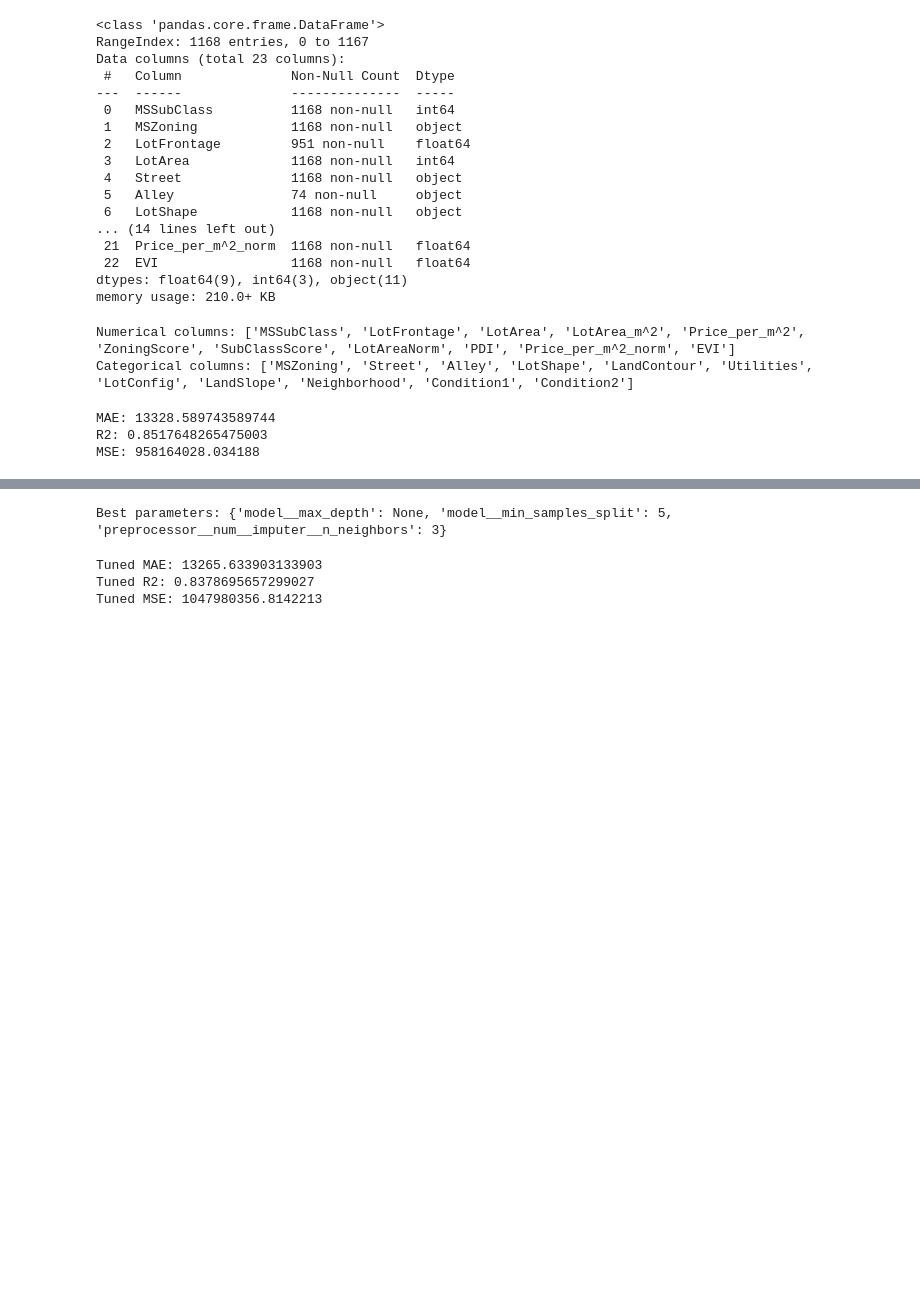
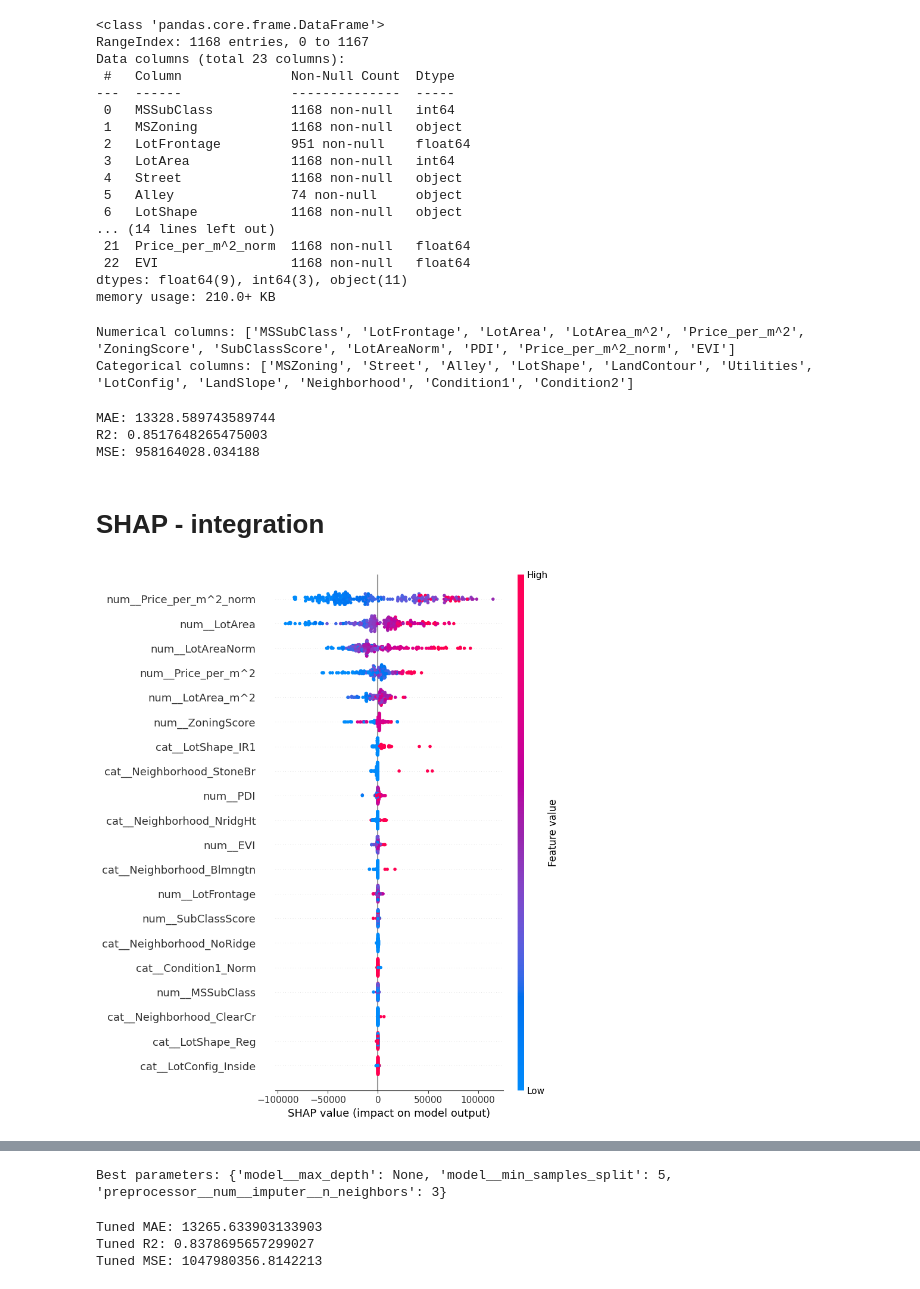
Before and after one commit to OctaMarina/house-price-prediction-integra, a Jupyter notebook: notebooks/Cornescu_Darius_pipeline.ipynb, the cells around one changed output, grey strips where cells are left out. Saved outputs shown, nothing was run; the diff lists cells and outputs as text; code cells hidden in the pictures; blank space fills up the shorter version.

Commit message:
SHAP addition

```diff
--- a/notebooks/Cornescu_Darius_pipeline.ipynb
+++ b/notebooks/Cornescu_Darius_pipeline.ipynb
@@ -91,3 +94,18 @@ print("MSE:", mse)
 MAE: 13328.589743589744
 R2: 0.8517648265475003
 MSE: 958164028.034188
+# %% [markdown]
+# SHAP - integration
+# %%
+preprocessor = pipeline.named_steps['preprocessor']
+regression = pipeline.named_steps['model']
+
+X_test_preprocessed = preprocessor.transform(X_test)
+X_test_preprocessed = X_test_preprocessed.toarray()
+
+explainer = shap.Explainer(regression)
+shap_values = explainer.shap_values(X_test_preprocessed)
+
+shap.summary_plot(shap_values, X_test_preprocessed, feature_names=preprocessor.get_feature_names_out())
+# %% [output]
+[figure, added]
```
Also changed, not shown: parts of 2 cells of this notebook.
